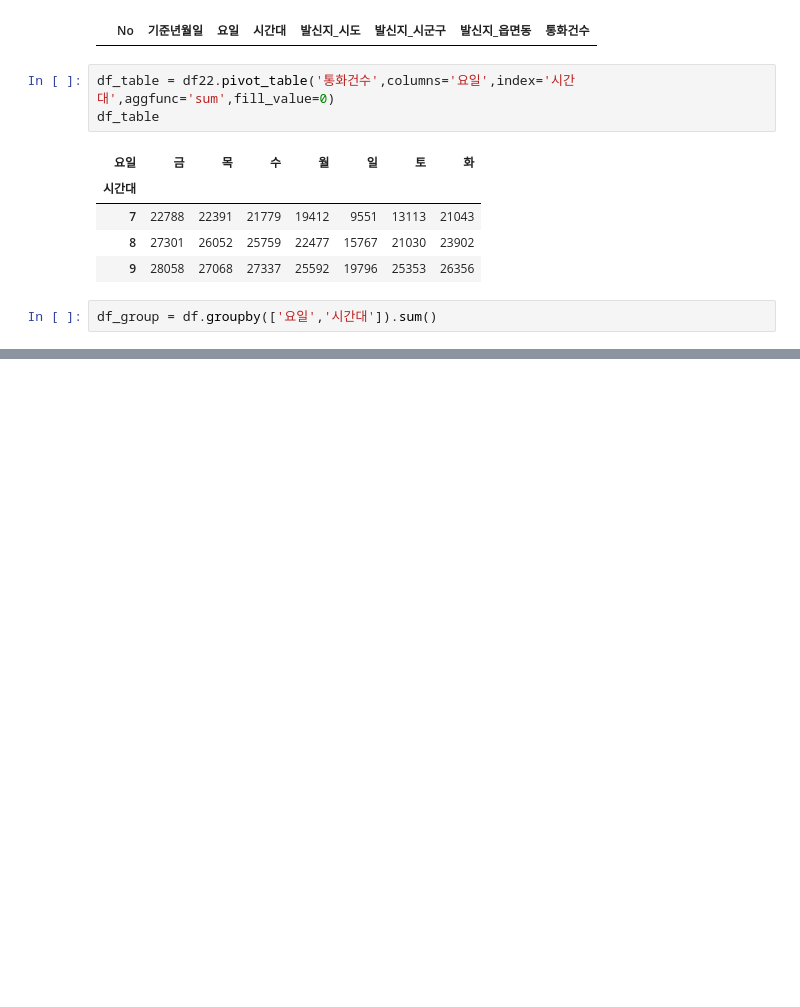
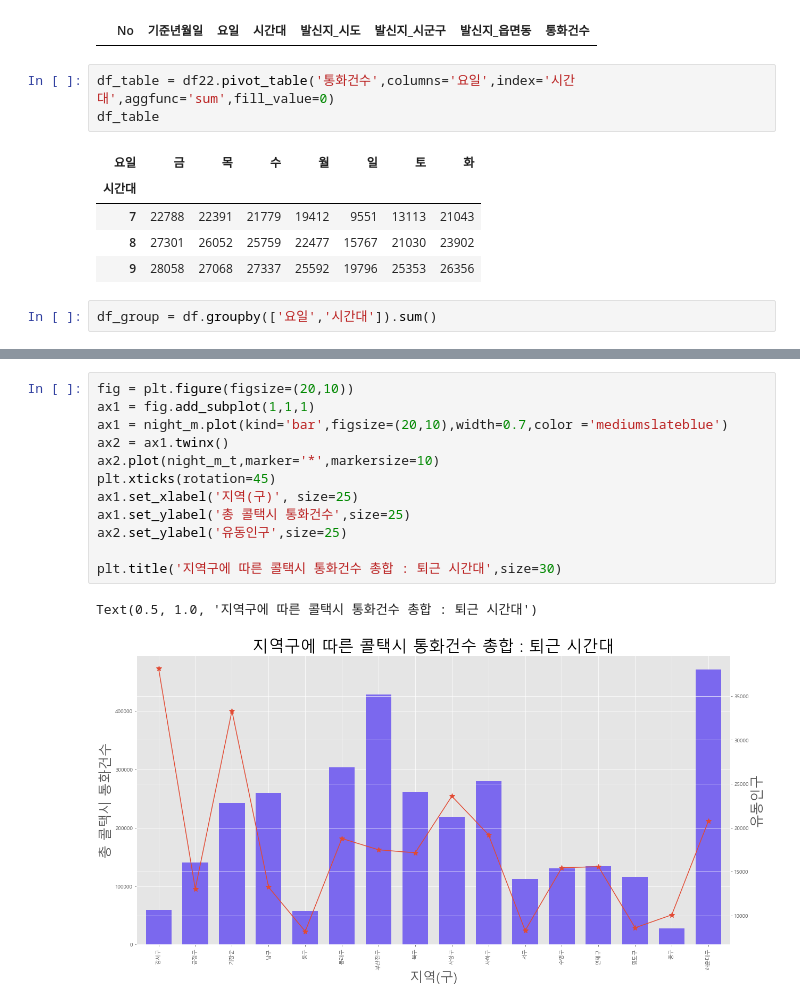
Before and after one commit to kim-juwan/bts, a Jupyter notebook: Untitled.ipynb, the cells around one changed output, grey strips where cells are left out. Saved outputs shown, nothing was run; the diff lists cells and outputs as text; blank space fills up the shorter version.

```diff
--- a/Untitled.ipynb
+++ b/Untitled.ipynb
@@ -318,0 +401,15 @@ df_group = df.groupby(['요일','시간대']).sum()
+# %%
+fig = plt.figure(figsize=(20,10))
+ax1 = fig.add_subplot(1,1,1)
+ax1 = night_m.plot(kind='bar',figsize=(20,10),width=0.7,color ='mediumslateblue')
+ax2 = ax1.twinx()
+ax2.plot(night_m_t,marker='*',markersize=10)
+plt.xticks(rotation=45)
+ax1.set_xlabel('지역(구)', size=25)
+ax1.set_ylabel('총 콜택시 통화건수',size=25)
+ax2.set_ylabel('유동인구',size=25)
+
+plt.title('지역구에 따른 콜택시 통화건수 총합 : 퇴근 시간대',size=30)
+# %% [output]
+Text(0.5, 1.0, '지역구에 따른 콜택시 통화건수 총합 : 퇴근 시간대')
+[figure, added]
```
Also changed, not shown: parts of 6 cells of this notebook, 18 other files.
